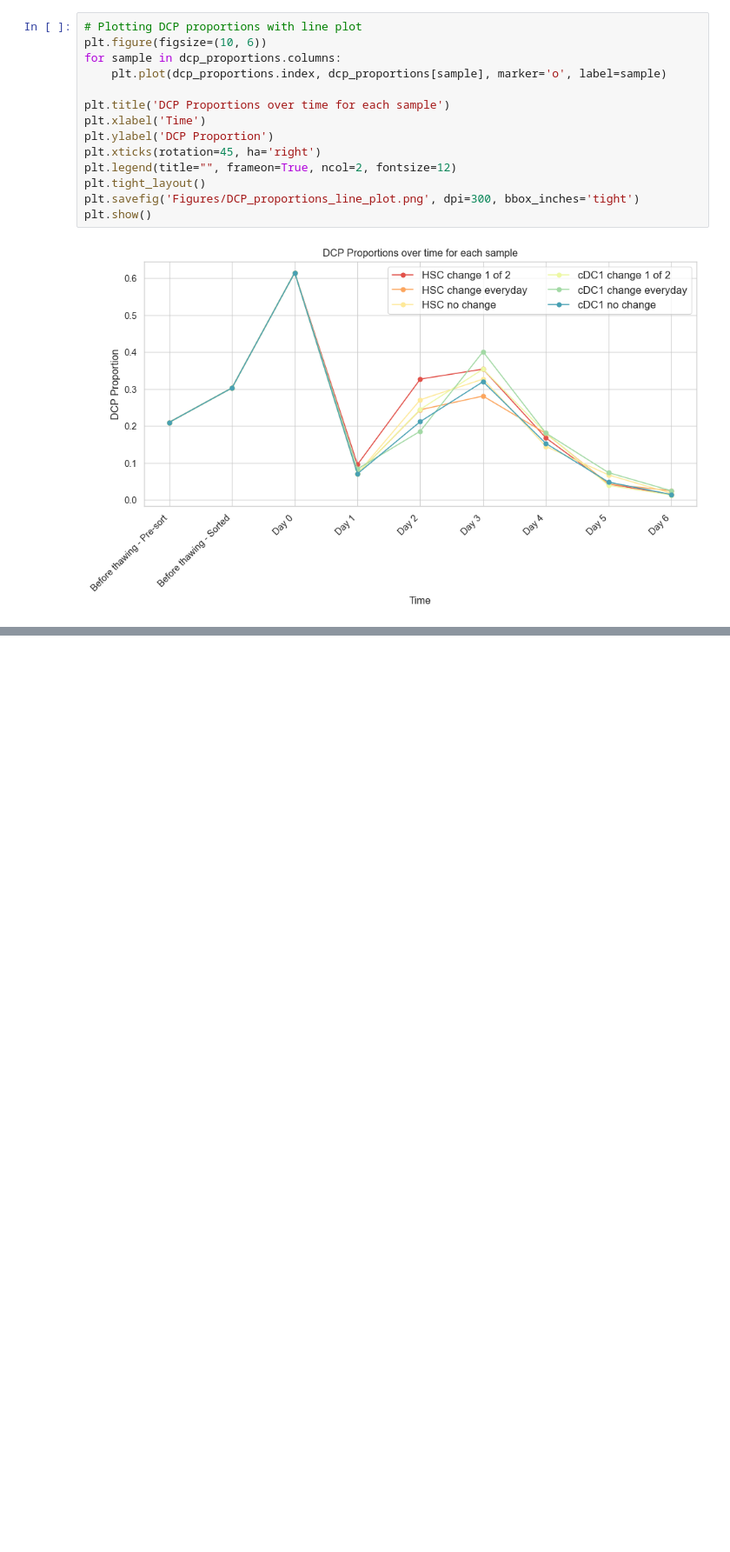
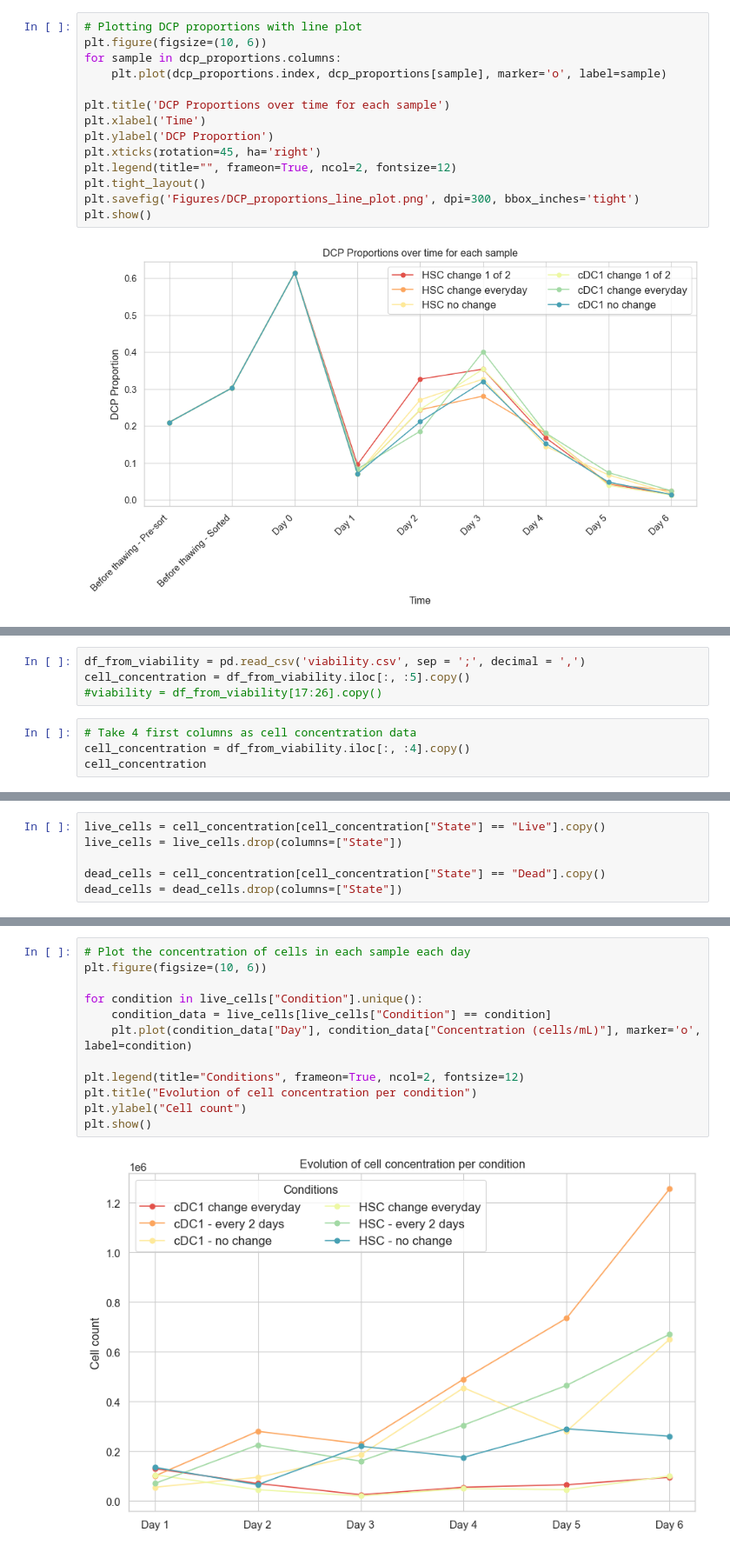
Before and after one commit to AlexiaGiroud/ThawingDCPs, a Jupyter notebook: graphs_try2.ipynb, the cells around one changed output, grey strips where cells are left out. Shown: that part at 87% size. Drawn from its saved outputs; the diff is of its cells as text; blank space fills up the shorter version.

Commit message:
Concentration graphs

```diff
--- a/graphs_try2.ipynb
+++ b/graphs_try2.ipynb
@@ -263,0 +276,8 @@ plt.show()
+# %%
+df_from_viability = pd.read_csv('viability.csv', sep = ';', decimal = ',')
+cell_concentration = df_from_viability.iloc[:, :5].copy()
+#viability = df_from_viability[17:26].copy()
+# %%
+# Take 4 first columns as cell concentration data
+cell_concentration = df_from_viability.iloc[:, :4].copy()
+cell_concentration
@@ -263,0 +298,6 @@ plt.show()
+# %%
+live_cells = cell_concentration[cell_concentration["State"] == "Live"].copy()
+live_cells = live_cells.drop(columns=["State"])
+
+dead_cells = cell_concentration[cell_concentration["State"] == "Dead"].copy()
+dead_cells = dead_cells.drop(columns=["State"])
@@ -263,0 +324,14 @@ plt.show()
+# %%
+# Plot the concentration of cells in each sample each day
+plt.figure(figsize=(10, 6))
+
+for condition in live_cells["Condition"].unique():
+    condition_data = live_cells[live_cells["Condition"] == condition]
+    plt.plot(condition_data["Day"], condition_data["Concentration (cells/mL)"], marker='o', label=condition)
+
+plt.legend(title="Conditions", frameon=True, ncol=2, fontsize=12)
+plt.title("Evolution of cell concentration per condition")
+plt.ylabel("Cell count")
+plt.show()
+# %% [output]
+[figure, added]
```
Also changed, not shown: parts of 6 cells of this notebook, 7 other files.
